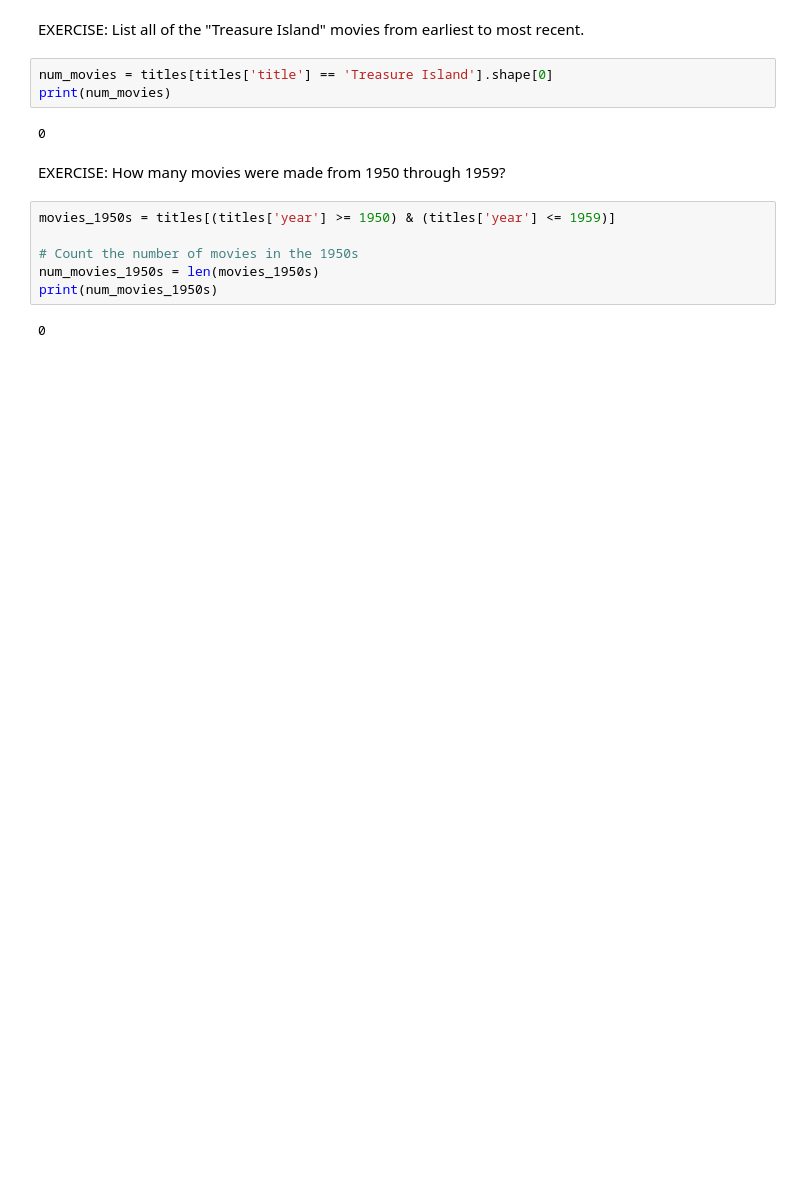
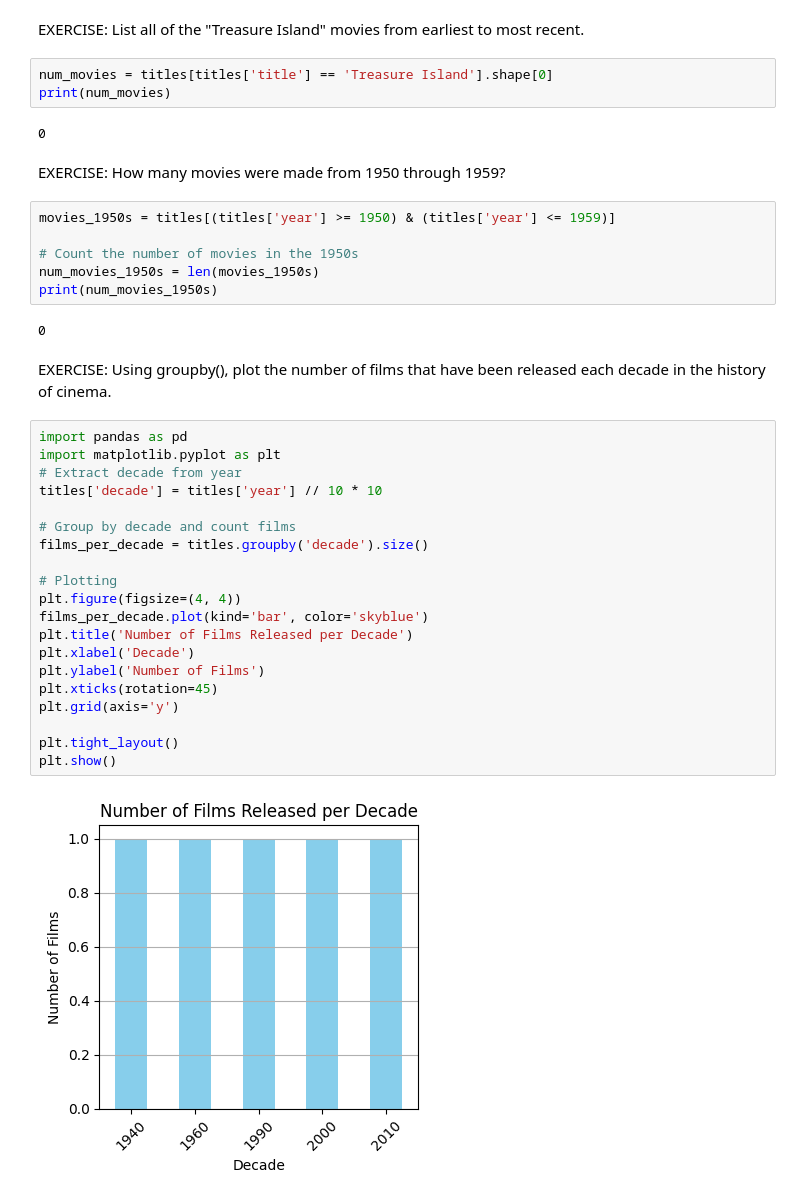
Before and after one commit to Swetha-MLops/PythonTraining, a Jupyter notebook: PANDAS_exercises.ipynb, the cells around one changed output. Saved outputs shown, nothing was run; the diff lists cells and outputs as text; blank space fills up the shorter version.

```diff
--- a/PANDAS_exercises.ipynb
+++ b/PANDAS_exercises.ipynb
@@ -484,3 +483,27 @@ num_movies_1950s = len(movies_1950s)
 print(num_movies_1950s)
 # %% [output]
 0
+# %% [markdown]
+EXERCISE: Using groupby(), plot the number of films that have been released each decade in the history of cinema.
+# %%
+import pandas as pd
+import matplotlib.pyplot as plt
+# Extract decade from year
+titles['decade'] = titles['year'] // 10 * 10
+
+# Group by decade and count films
+films_per_decade = titles.groupby('decade').size()
+
+# Plotting
+plt.figure(figsize=(4, 4))
+films_per_decade.plot(kind='bar', color='skyblue')
+plt.title('Number of Films Released per Decade')
+plt.xlabel('Decade')
+plt.ylabel('Number of Films')
+plt.xticks(rotation=45)
+plt.grid(axis='y')
+
+plt.tight_layout()
+plt.show()
+# %% [output]
+[figure, added]
```
Also changed, not shown: parts of 16 cells of this notebook, 5 other files.
